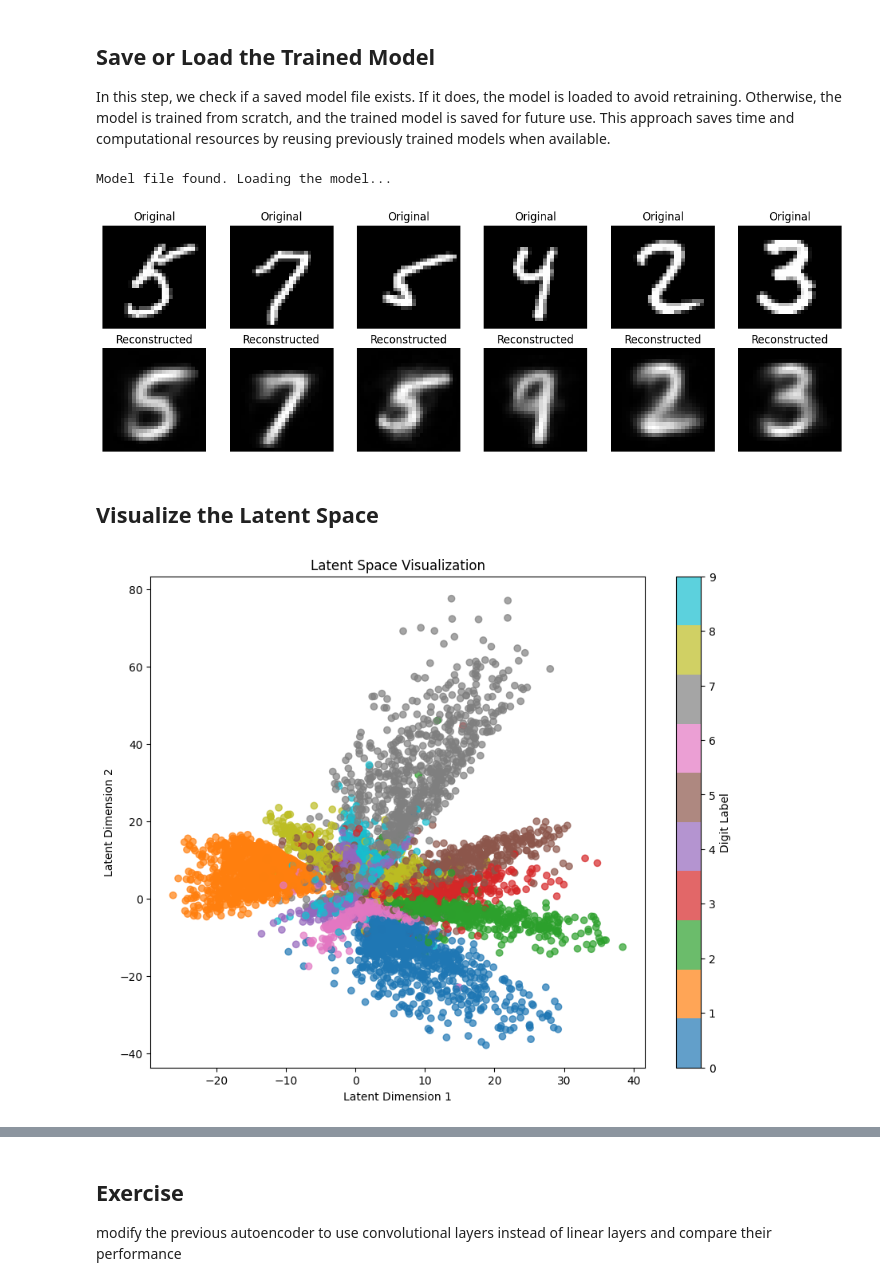
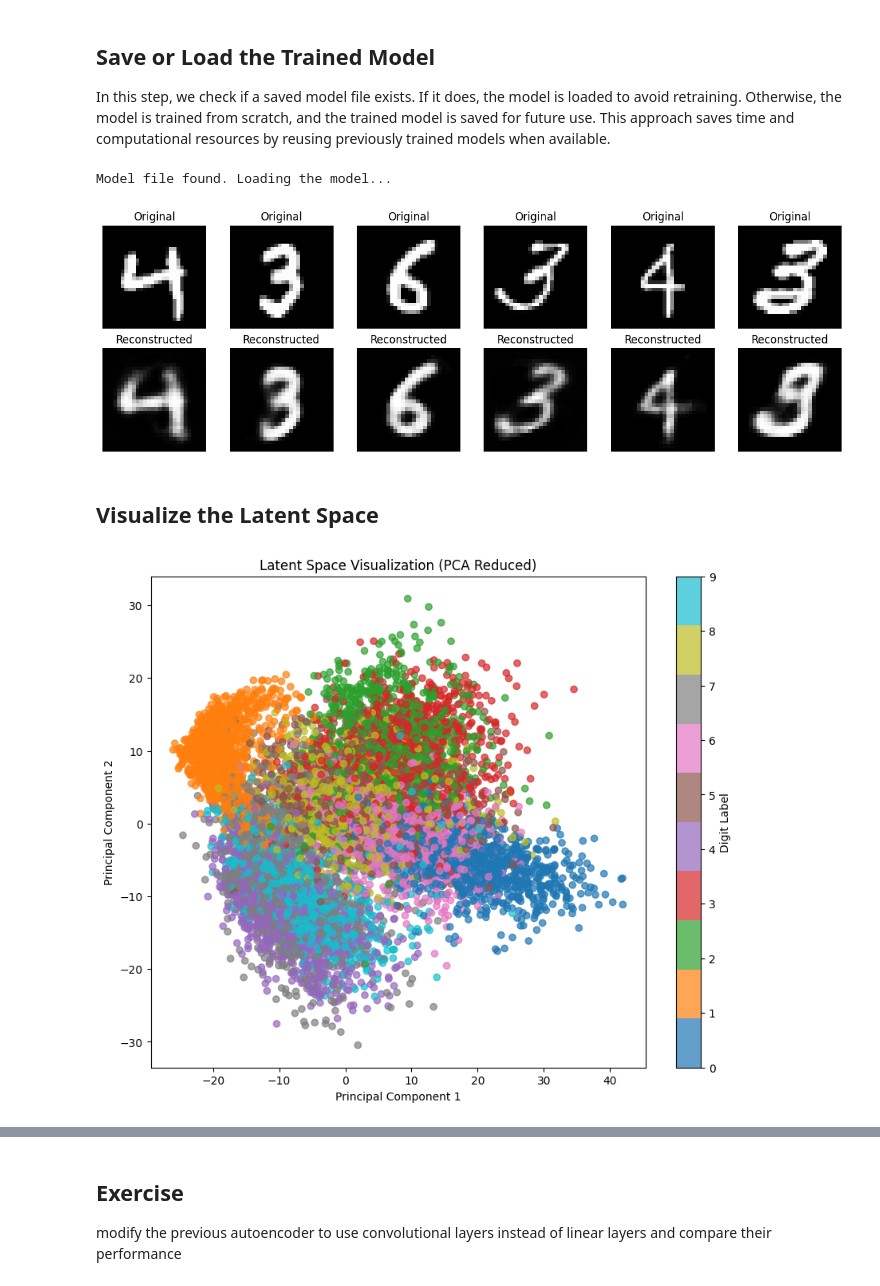
Before and after one commit to hussamalafandi/Generative_AI, a Jupyter notebook: 01/01_Basics.ipynb, the cells around one changed output, grey strips where cells are left out. Drawn from its saved outputs; the diff is of its cells as text; code cells hidden in the pictures.

Commit message:
use a higher latent space for the vanilla auto-encoder
Add sampling methods

```diff
--- a/01/01_Basics.ipynb
+++ b/01/01_Basics.ipynb
@@ -88,7 +88,7 @@ config = {
     "learning_rate": 1e-3,
     "architecture": "Autoencoder",
     "dataset": "MNIST",
-    "latent_dim": 2
+    "latent_dim": 10
     }
 # %% [output]
 wandb: Using wandb-core as the SDK backend.  Please refer to https://wandb.me/wandb-core for more information.
@@ -218,7 +218,7 @@ For each batch:
 def train_model(model, train_loader, val_loader, criterion, optimizer, epochs):
     wandb.init(
         project="mnist-autoencoder",
-        config=config,
+        config=config
     )
 
     for epoch in range(epochs):
@@ -290,37 +290,41 @@ else:
     print(f"Model saved to {model_path}")
 # %% [output]
 Model file found. Loading the model...
-[figure, old version]
+[figure, new version]
 # %% [markdown]
 ## Visualize the Latent Space
 # %%
-import matplotlib.pyplot as plt
+from sklearn.decomposition import PCA
 
 # Function to visualize the latent space
 def visualize_latent_space(autoencoder, dataloader, device):
     autoencoder.eval()
     latent_vectors = []
     labels = []
 
     with torch.no_grad():
         for images, targets in dataloader:
             images = images.to(device)
             encoded = autoencoder.encoder(images.view(images.size(0), -1))
             latent_vectors.append(encoded.cpu())
             labels.append(targets)
 
     latent_vectors = torch.cat(latent_vectors)
     labels = torch.cat(labels)
 
+    # Apply PCA to reduce dimensions to 2
+    pca = PCA(n_components=2)
+    reduced_latent_vectors = pca.fit_transform(latent_vectors)
+
     plt.figure(figsize=(10, 8))
-    scatter = plt.scatter(latent_vectors[:, 0], latent_vectors[:, 1], c=labels, cmap='tab10', alpha=0.7)
+    scatter = plt.scatter(reduced_latent_vectors[:, 0], reduced_latent_vectors[:, 1], c=labels, cmap='tab10', alpha=0.7)
     plt.colorbar(scatter, label="Digit Label")
-    plt.title("Latent Space Visualization")
-    plt.xlabel("Latent Dimension 1")
-    plt.ylabel("Latent Dimension 2")
+    plt.title("Latent Space Visualization (PCA Reduced)")
+    plt.xlabel("Principal Component 1")
+    plt.ylabel("Principal Component 2")
     plt.show()
 
 # Visualize the latent space using the validation data
 visualize_latent_space(model, val_loader, device)
 # %% [output]
-[figure, old version]
+[figure, new version]
```
Also changed, not shown: parts of 10 cells of this notebook.
